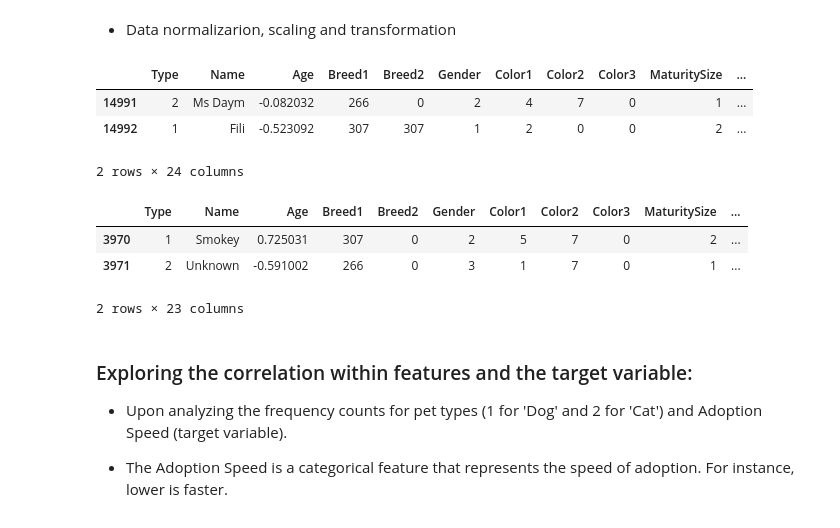
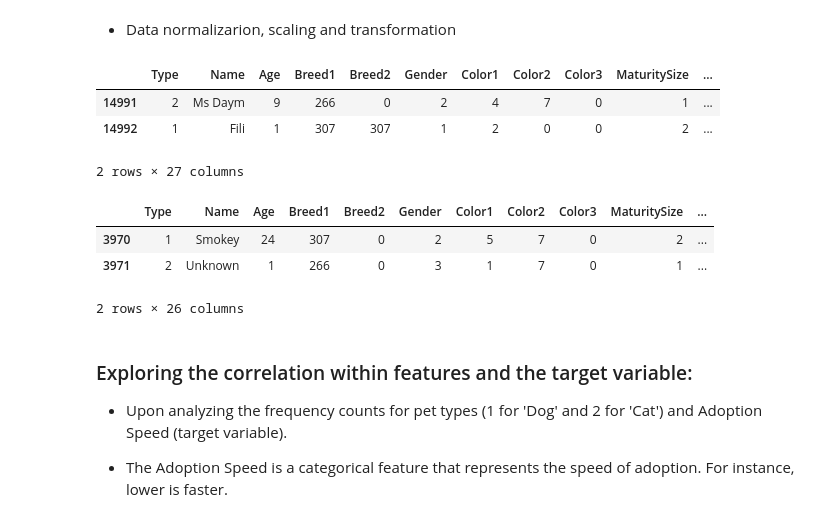
Before and after one commit to wyieborn/Pet-Finder-Adoption, a Jupyter notebook: eda_features_engineering_model_antonio/PetFinder_Analytics.ipynb, the cells around one changed output. Saved outputs shown, nothing was run; the diff lists cells and outputs as text; code cells hidden in the pictures.

```diff
--- a/eda_features_engineering_model_antonio/PetFinder_Analytics.ipynb
+++ b/eda_features_engineering_model_antonio/PetFinder_Analytics.ipynb
@@ -275,31 +275,35 @@ print(np.where(df_train['Quantity']>10))
 # %%
 # Using standardization for scaling train data outliers
 
 # For numeric columns
 numeric_cols = ['Age', 'Fee', 'Quantity']
+numeric_cols_scaled = ['AgeScaled', 'FeeScaled', 'QuantityScaled']
 
 for column in numeric_cols:
-  df_train[numeric_cols] = (df_train[numeric_cols] - df_train[numeric_cols].mean()) / df_train[numeric_cols].std()
+  df_train[numeric_cols_scaled] = (df_train[numeric_cols] - df_train[numeric_cols].mean()) / df_train[numeric_cols].std()
 
 df_train.tail(2)
 # %% [output]
 |  | Type | Name | Age | Breed1 | Breed2 | Gender | Color1 | Color2 | Color3 | MaturitySize | ... |
-| 14991 | 2 | Ms Daym | -0.082032 | 266 | 0 | 2 | 4 | 7 | 0 | 1 | ... |
-| 14992 | 1 | Fili | -0.523092 | 307 | 307 | 1 | 2 | 0 | 0 | 2 | ... |
+| 14991 | 2 | Ms Daym | 9 | 266 | 0 | 2 | 4 | 7 | 0 | 1 | ... |
+| 14992 | 1 | Fili | 1 | 307 | 307 | 1 | 2 | 0 | 0 | 2 | ... |
-2 rows × 24 columns
+2 rows × 27 columns
 # %%
 # Using standardization for scaling test data outliers
 
 # For numeric columns
+numeric_cols = ['Age', 'Fee', 'Quantity']
+numeric_cols_scaled = ['AgeScaled', 'FeeScaled', 'QuantityScaled']
+
 for column in numeric_cols:
-  df_test[numeric_cols] = (df_test[numeric_cols] - df_test[numeric_cols].mean()) / df_test[numeric_cols].std()
+  df_test[numeric_cols_scaled] = (df_test[numeric_cols] - df_test[numeric_cols].mean()) / df_test[numeric_cols].std()
 
 df_test.tail(2)
 # %% [output]
 |  | Type | Name | Age | Breed1 | Breed2 | Gender | Color1 | Color2 | Color3 | MaturitySize | ... |
-| 3970 | 1 | Smokey | 0.725031 | 307 | 0 | 2 | 5 | 7 | 0 | 2 | ... |
-| 3971 | 2 | Unknown | -0.591002 | 266 | 0 | 3 | 1 | 7 | 0 | 1 | ... |
+| 3970 | 1 | Smokey | 24 | 307 | 0 | 2 | 5 | 7 | 0 | 2 | ... |
+| 3971 | 2 | Unknown | 1 | 266 | 0 | 3 | 1 | 7 | 0 | 1 | ... |
-2 rows × 23 columns
+2 rows × 26 columns
 # %% [markdown]
 ### Exploring the correlation within features and the target variable:
 
```
Also changed, not shown: parts of 14 cells of this notebook, 1 other file.
